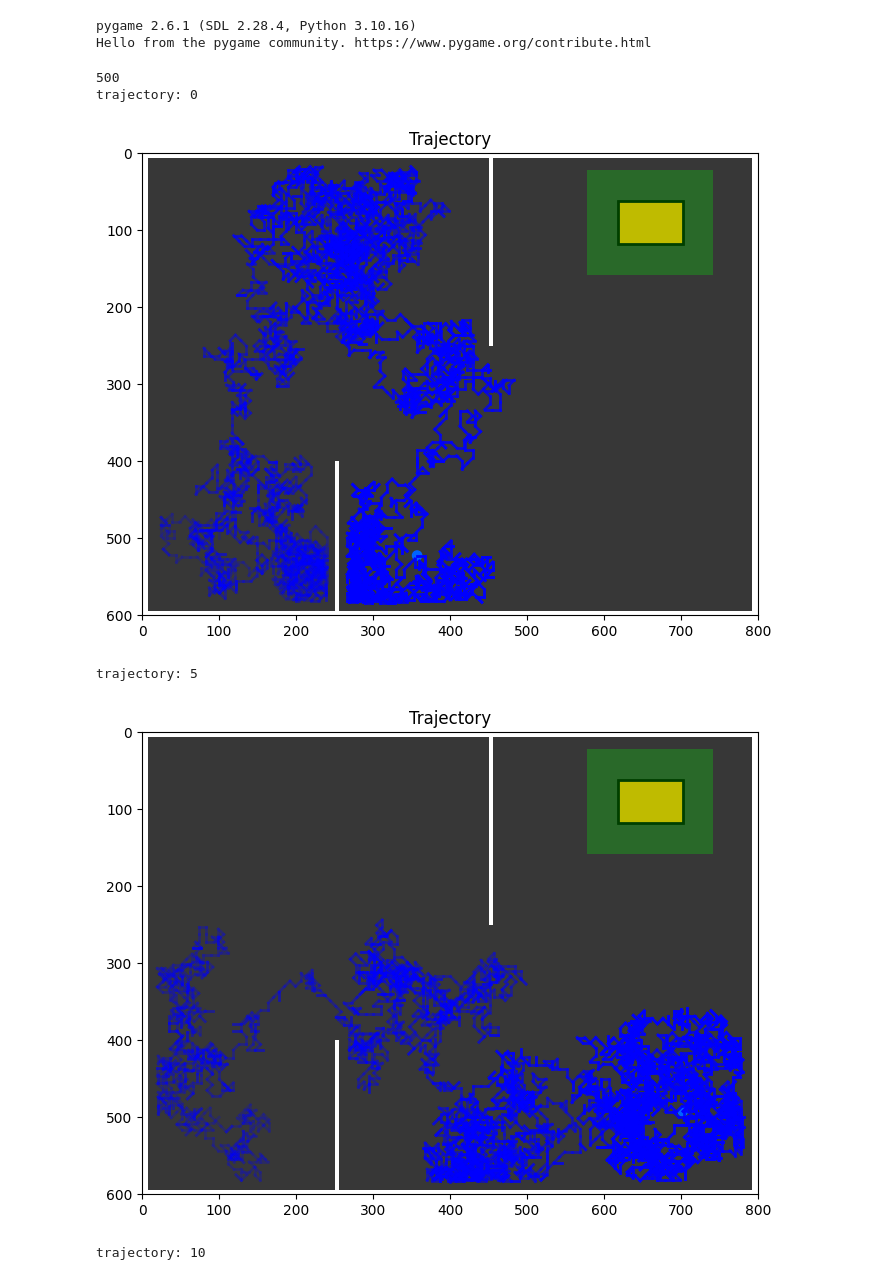
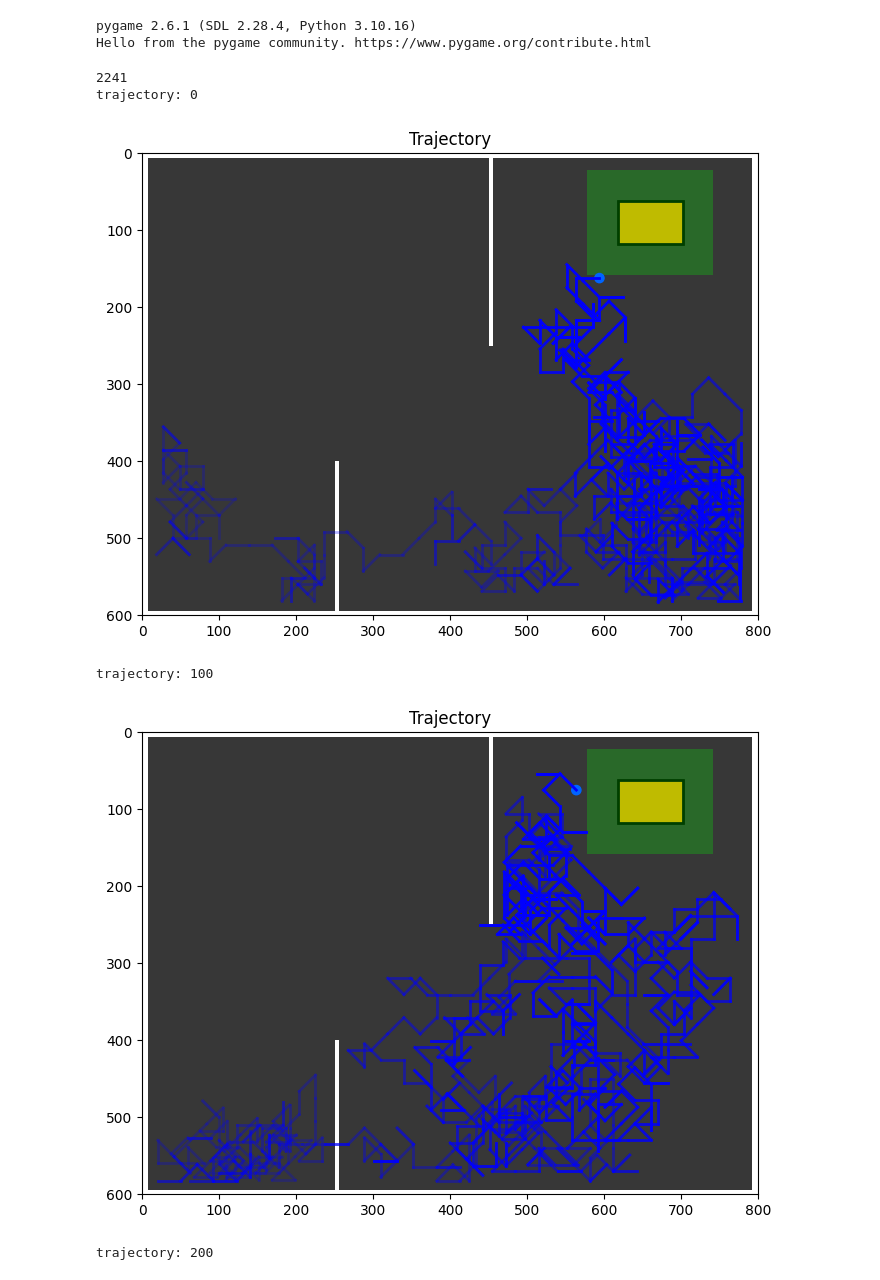
Before and after one commit to zygimantas124/dic_part_two, a Jupyter notebook: util/replay.ipynb, the cells around one changed output. Saved outputs shown, nothing was run; the diff lists cells and outputs as text; code cells hidden in the pictures.

```diff
--- a/util/replay.ipynb
+++ b/util/replay.ipynb
@@ -219,14 +219,14 @@ def animate_trajectory(json_path, use_next_state=False):
 # %%
 len_logs = len(os.listdir('../logs'))
 print(len_logs)
 for i in range(len_logs):
-    if i % 5 == 0:
+    if i % 100 == 0:
         print(f'trajectory: {i}')
         draw_trajectory(f"../logs/episode_{i}.json")
 # %% [output]
-500
+2241
 trajectory: 0
-[figure, old version]
+[figure, new version]
-trajectory: 5
+trajectory: 100
-[figure, old version]
+[figure, new version]
-trajectory: 10
+trajectory: 200
```
Also changed, not shown: parts of 2 cells of this notebook.
